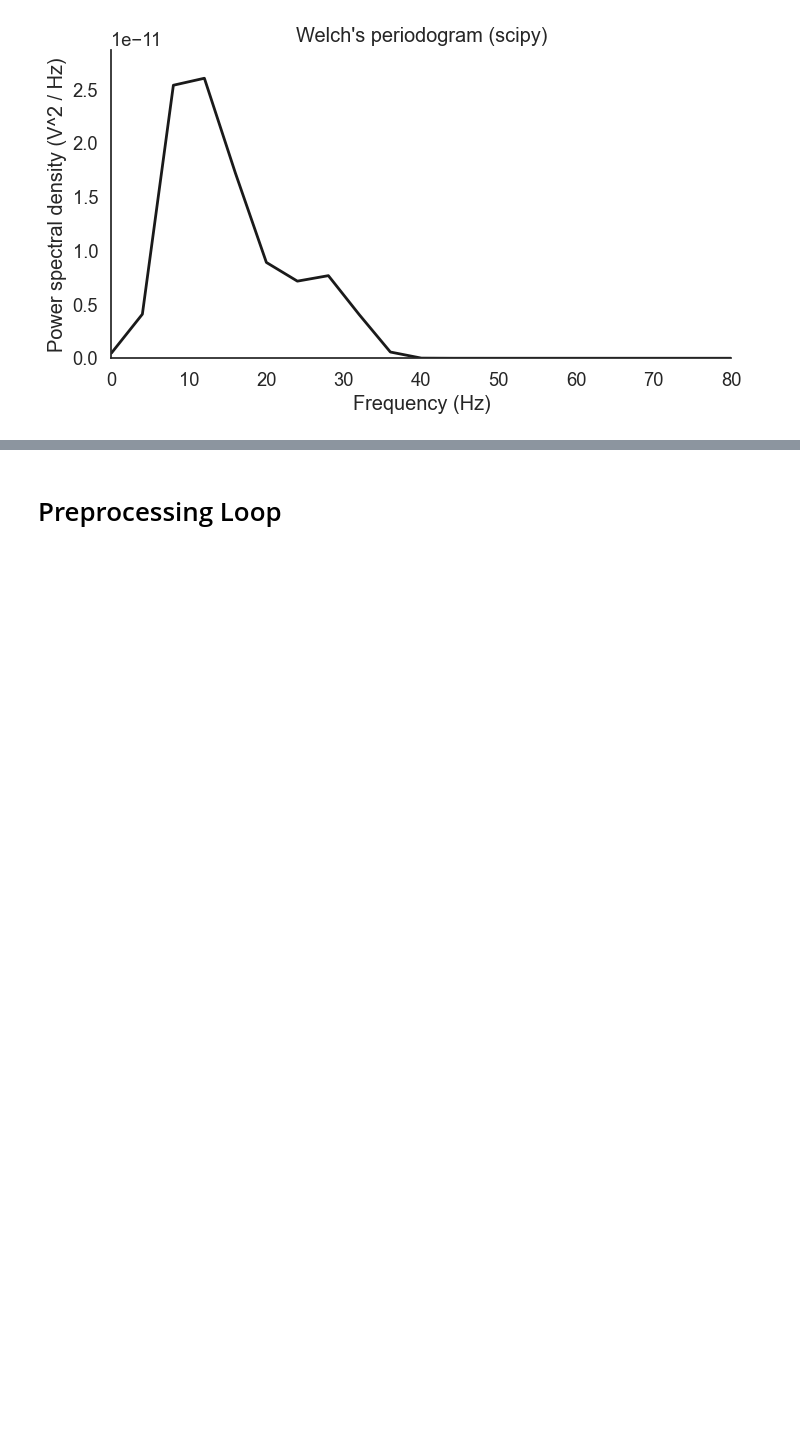
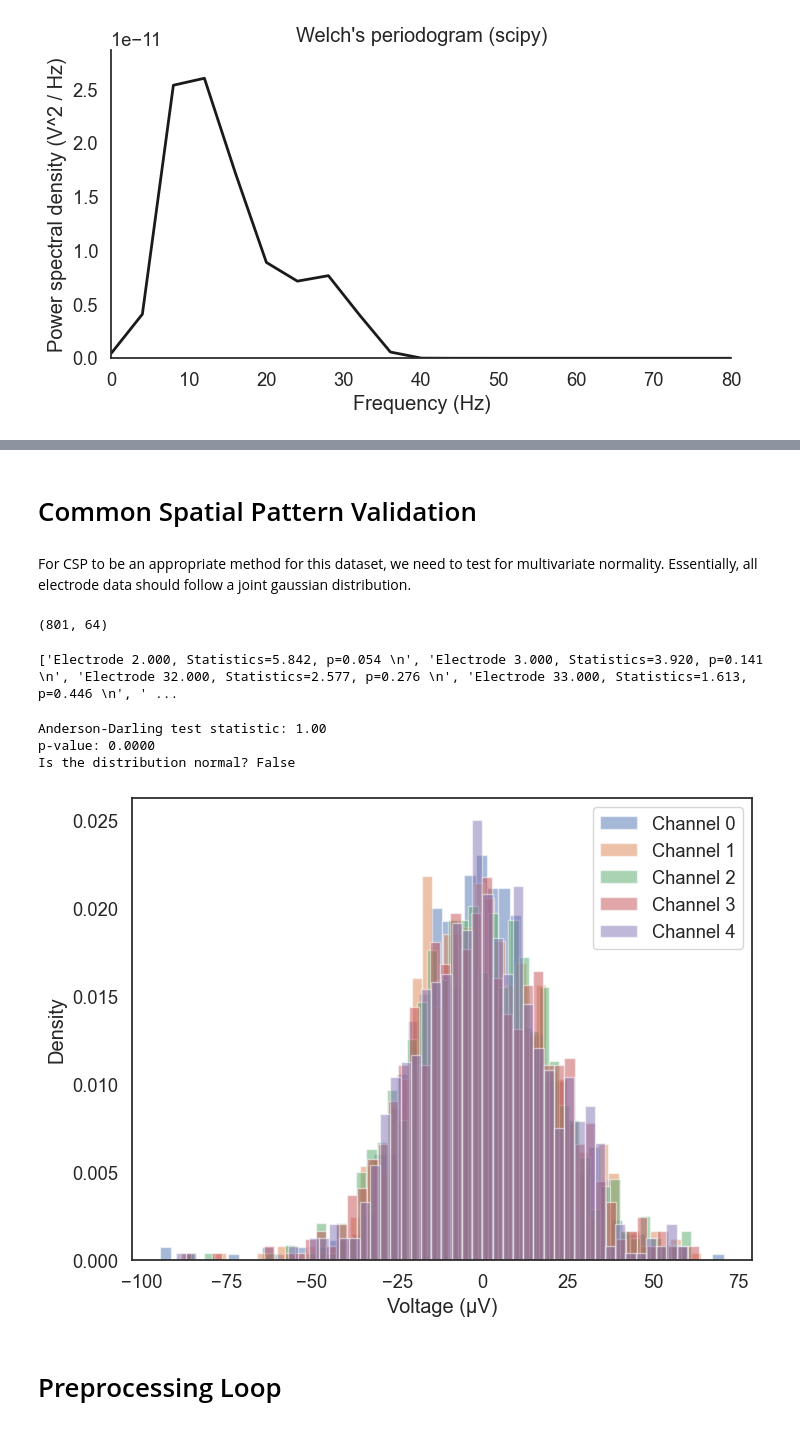
Before and after one commit to anmutechsupport/Energy-Efficient-Decoding-of-EEG-Motor-Imagery-using-Spiking-Legendre-Memory-Units, a Jupyter notebook: ml/preprocessing-bci2000.ipynb, the cells around one changed output, grey strips where cells are left out. Cells and saved outputs as stored; diff of their text form; code cells hidden in the pictures; blank space fills up the shorter version.

Commit message:
testing for joint gaussian

```diff
--- a/ml/preprocessing-bci2000.ipynb
+++ b/ml/preprocessing-bci2000.ipynb
@@ -294,2 +305,70 @@ plt.show();
+# %% [markdown]
+# Common Spatial Pattern Validation
+# %% [markdown]
+For CSP to be an appropriate method for this dataset, we need to test for multivariate normality. Essentially, all electrode data should follow a  joint gaussian distribution.
+# %%
+epochs_train = epochs.copy() # full length
+epochs_data = epochs_train.get_data()
+
+X = epochs_data[0, :, :].T
+X.shape # (rows, cols)
+# %% [output]
+(801, 64)
+# %%
+# univariate normality
+from scipy.stats import normaltest
+
+gaussian_elecs = []
+
+for i in range(X.shape[1]):
+  stat, p = normaltest(X[:, i])
+  if p > 0.05:
+    gaussian_elecs.append('Electrode %.3f, Statistics=%.3f, p=%.3f \n' % (i, stat, p))
+
+print(gaussian_elecs)
+
+# stat, p = normaltest(X[:, 0]) # first channel
+# print('Statistics=%.3f, p=%.3f' % (stat, p))
+# if p > 0.05:
+#     print('Gaussian')
+# %% [output]
+['Electrode 2.000, Statistics=5.842, p=0.054 \n', 'Electrode 3.000, Statistics=3.920, p=0.141 \n', 'Electrode 32.000, Statistics=2.577, p=0.276 \n', 'Electrode 33.000, Statistics=1.613, p=0.446 \n', ' ...
+# %%
+# mutlivariate normality test
+import pingouin as pg
+import numpy as np
+
+# Compute the Henze-Zirkler test statistic and p-value
+stat, pval, is_normal = pg.multivariate_normality(X, alpha=0.05)
+
+# Print the results
+print('Anderson-Darling test statistic: %.2f' % stat)
+print('p-value: %.4f' % pval)
+print('Is the distribution normal? %s' % is_normal)
+# %% [output]
+Anderson-Darling test statistic: 1.00
+p-value: 0.0000
+Is the distribution normal? False
+# %%
+import matplotlib.pyplot as plt
+import numpy as np
+
+# Select the channels you want to analyze (e.g., channels 0, 1, and 2)
+channels_data = X[:, 0:5]
+
+# Set the scaling factor to convert from volts to microvolts
+scaling_factor = 1e6
+
+# Plot the voltage distribution PDF of all channels in a single plot
+fig, ax = plt.subplots(figsize=(8, 6))
+for i in range(channels_data.shape[1]):
+    ax.hist(channels_data[:, i]*scaling_factor, bins=50, density=True, alpha=0.5, label=f'Channel {i}')
+    ax.set_xlabel('Voltage (μV)')
+    ax.set_ylabel('Density')
+if channels_data.shape[1] < 10:
+    ax.legend()
+plt.show()
+# %% [output]
+[figure, added]
 # %% [markdown]
 # Preprocessing Loop
```
Also changed, not shown: parts of 4 cells of this notebook.
